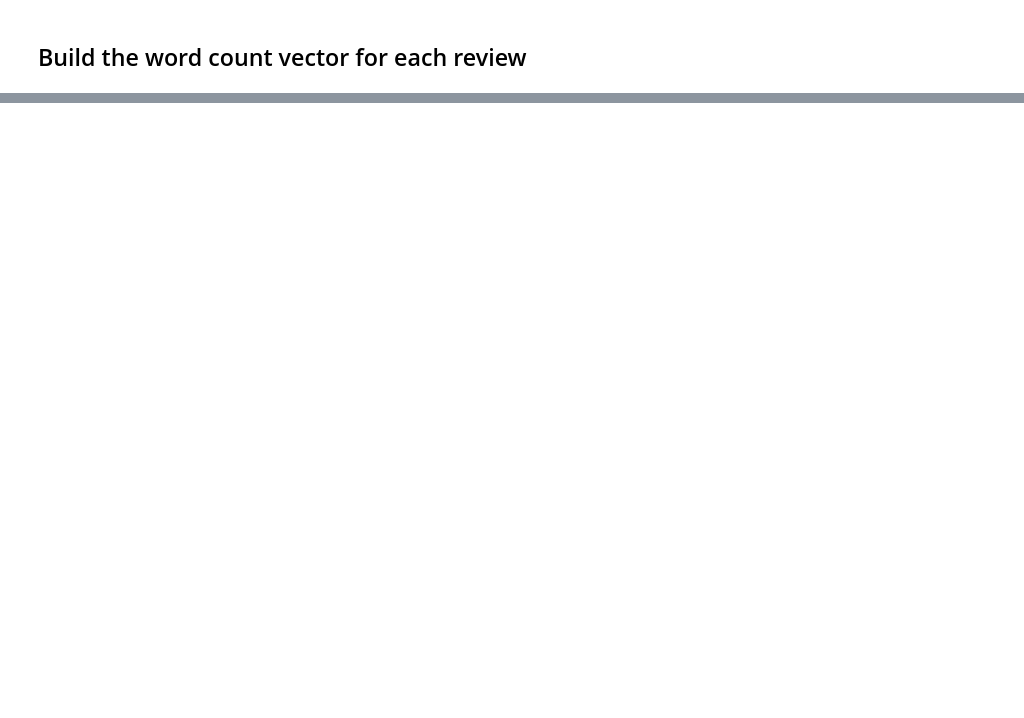
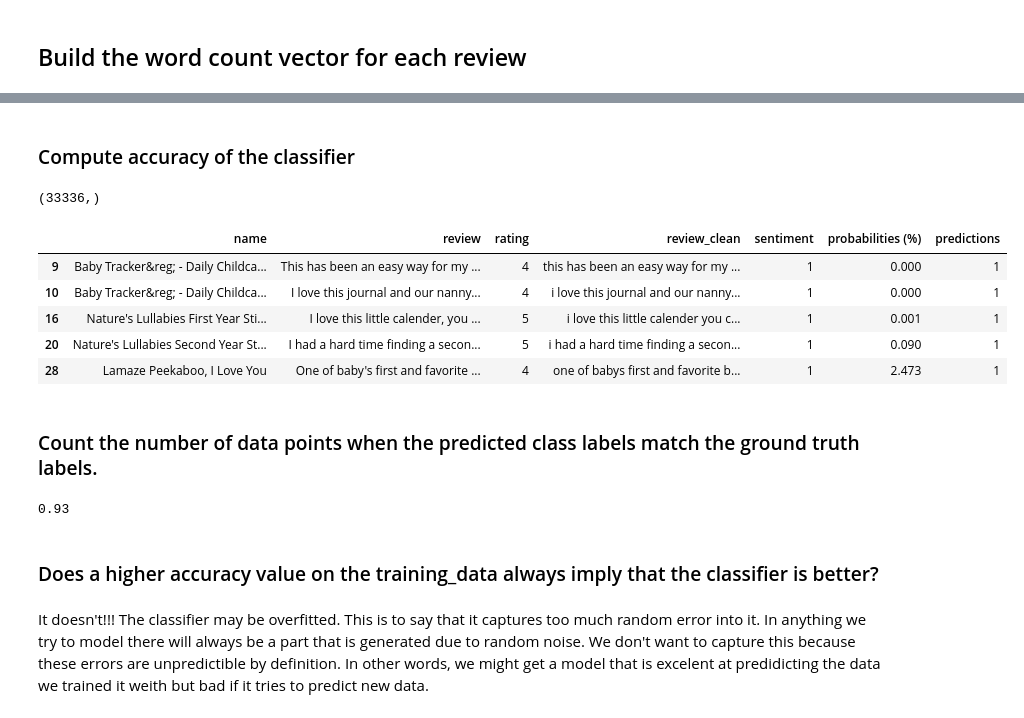
Before and after one commit to lucianoviola/sentiment_analysis, a Jupyter notebook: sentiment_analysis.ipynb, the cells around one changed output, grey strips where cells are left out. Cells and saved outputs as stored; diff of their text form; code cells hidden in the pictures; blank space fills up the shorter version.

```diff
--- a/sentiment_analysis.ipynb
+++ b/sentiment_analysis.ipynb
@@ -113,0 +346,6 @@ create_vocabulary()
+# %%
+test_data = test_data.copy()
+test_data.loc[:,'probabilities (%)'] = probabilities[::-1]*100
+# %%
+pd.set_option('display.float_format', lambda x: '%.3f' % x)
+test_data
@@ -113,0 +419,20 @@ create_vocabulary()
+# %% [markdown]
+### Compute accuracy of the classifier
+# %%
+predictions = sentiment_model.predict(test_matrix)
+print(predictions.shape)
+# %% [output]
+(33336,)
+# %%
+test_data.loc[:,'predictions'] = predictions
+# %%
+test_data.head()
+# %% [output]
+|  | name | review | rating | review_clean | sentiment | probabilities (%) | predictions |
+| 9 | Baby Tracker&reg; - Daily Childca... | This has been an easy way for my ... | 4 | this has been an easy way for my ... | 1 | 0.000 | 1 |
+| 10 | Baby Tracker&reg; - Daily Childca... | I love this journal and our nanny... | 4 | i love this journal and our nanny... | 1 | 0.000 | 1 |
+| 16 | Nature's Lullabies First Year Sti... | I love this little calender, you ... | 5 | i love this little calender you c... | 1 | 0.001 | 1 |
+| 20 | Nature's Lullabies Second Year St... | I had a hard time finding a secon... | 5 | i had a hard time finding a secon... | 1 | 0.090 | 1 |
+| 28 | Lamaze Peekaboo, I Love You | One of baby's first and favorite ... | 4 | one of babys first and favorite b... | 1 | 2.473 | 1 |
+# %% [markdown]
+### Count the number of data points when the predicted class labels match the ground truth labels.
@@ -113,0 +453,8 @@ create_vocabulary()
+# %%
+print(round(accuracy(test_data),2))
+# %% [output]
+0.93
+# %% [markdown]
+### Does a higher accuracy value on the training_data always imply that the classifier is better?
+# %% [markdown]
+It doesn't!!! The classifier may be overfitted. This is to say that it captures too much random error into it. In anything we try to model there will always be a part that is generated due to random noise. We don't want to capture this because these errors are unpredictible by definition. In other words, we might get a model that is excelent at predidicting the data we trained it weith but bad if it tries to predict new data.
```
Also changed, not shown: parts of 93 cells of this notebook.
